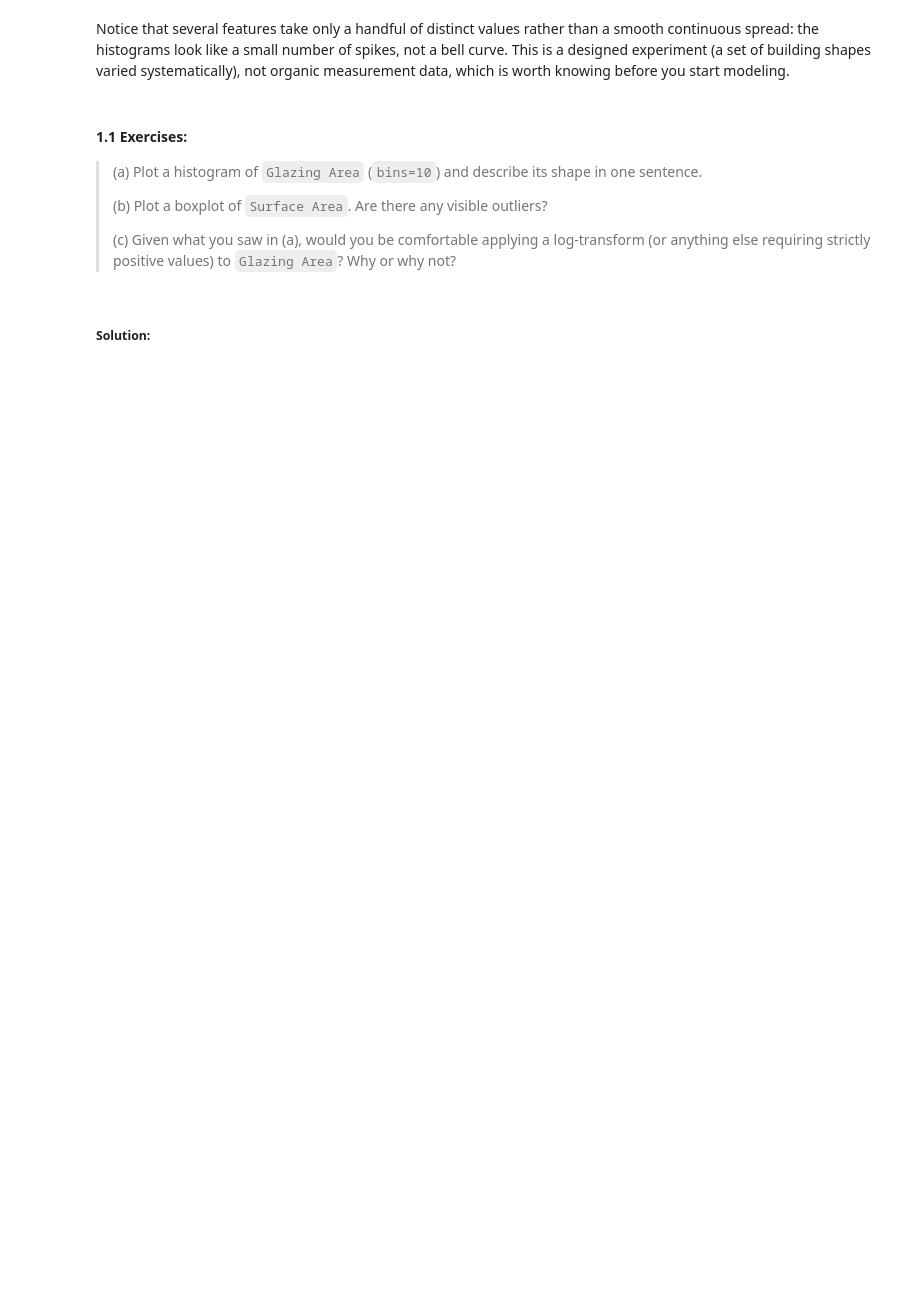
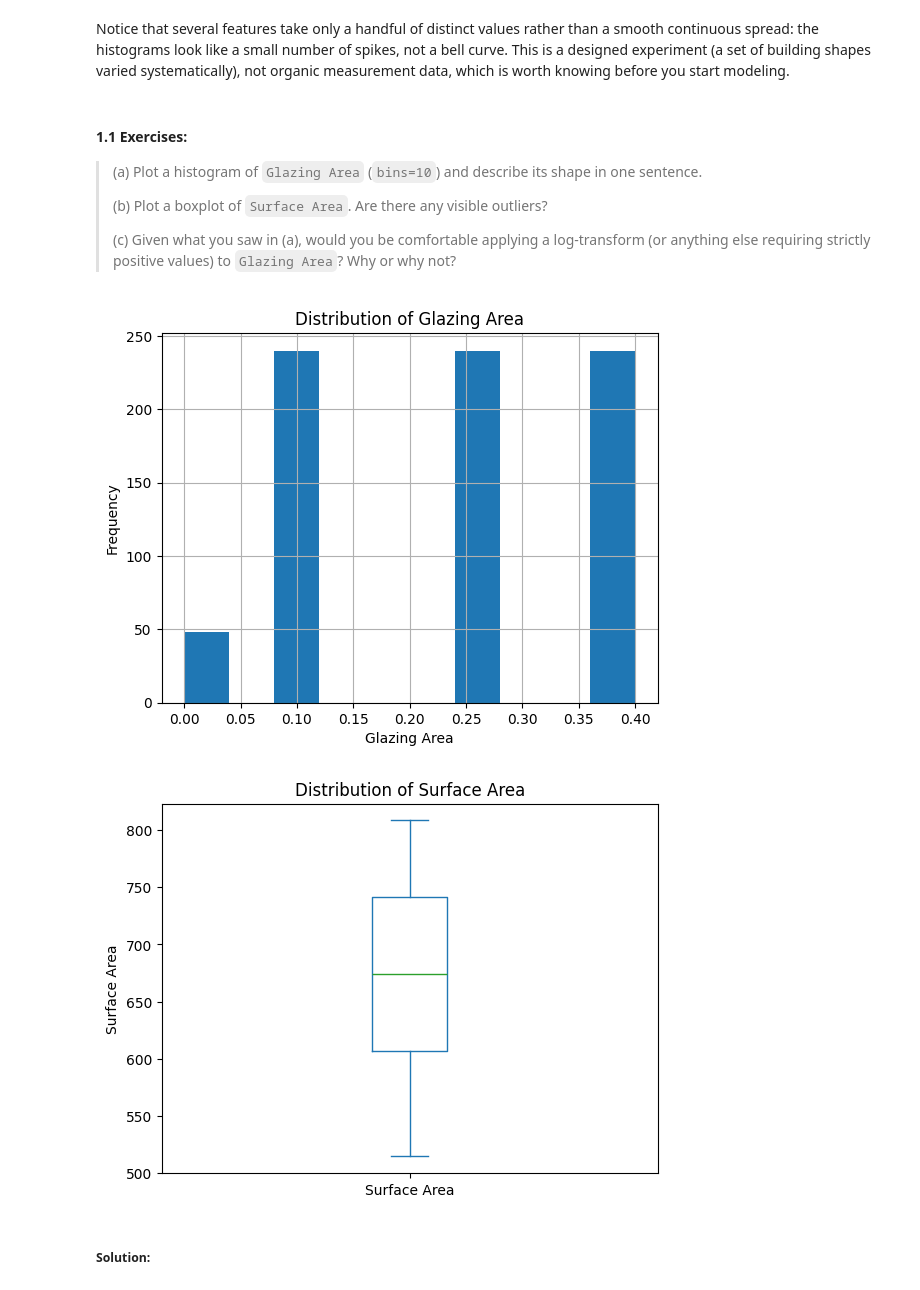
Before and after one commit to JuanBettinelli/Machine_Learning_for_Applied_Research, a Jupyter notebook: MLfAR_02_eda.ipynb, the cells around one changed output. Drawn from its saved outputs; the diff is of its cells as text; code cells hidden in the pictures; blank space fills up the shorter version.

```diff
--- a/MLfAR_02_eda.ipynb
+++ b/MLfAR_02_eda.ipynb
@@ -55,6 +60,30 @@ Notice that several features take only a handful of distinct values rather than
 > (c) Given what you saw in (a), would you be comfortable applying a log-transform (or anything else requiring strictly positive values) to `Glazing Area`? Why or why not?
 # %%
 # Your solution:
+# (a) Plot a histogram of `Glazing Area` (`bins=10`) and describe its shape in one sentence.
+
+df["Glazing Area"].hist(bins=10)
+plt.title("Distribution of Glazing Area")
+plt.xlabel("Glazing Area")
+plt.ylabel("Frequency")
+plt.show()
+
+# The distribution of Glazing Area is right-skewed, with most buildings having a relatively small amount of glazing.
+
+# (b) Plot a boxplot of `Surface Area`. Are there any visible outliers?
+df["Surface Area"].plot(kind="box")
+plt.title("Distribution of Surface Area")
+plt.ylabel("Surface Area")
+plt.show()
+
+# (c) Given what you saw in (a), would you be comfortable applying a log-transform (or anything else requiring strictly positive values) to `Glazing Area`? Why or why not?
+# No. Glazing Area includes 0 in this dataset, and a log transform is
+# undefined at zero. This is the kind of problem a quick
+# histogram catches early, before it turns into a runtime error or a
+# silent NaN buried inside a larger pipeline.
+# %% [output]
+[figure, added]
+[figure, added]
 # %% [markdown]
 ##### Solution:
 # %%
```
Also changed, not shown: parts of 5 cells of this notebook, 5 other files.
